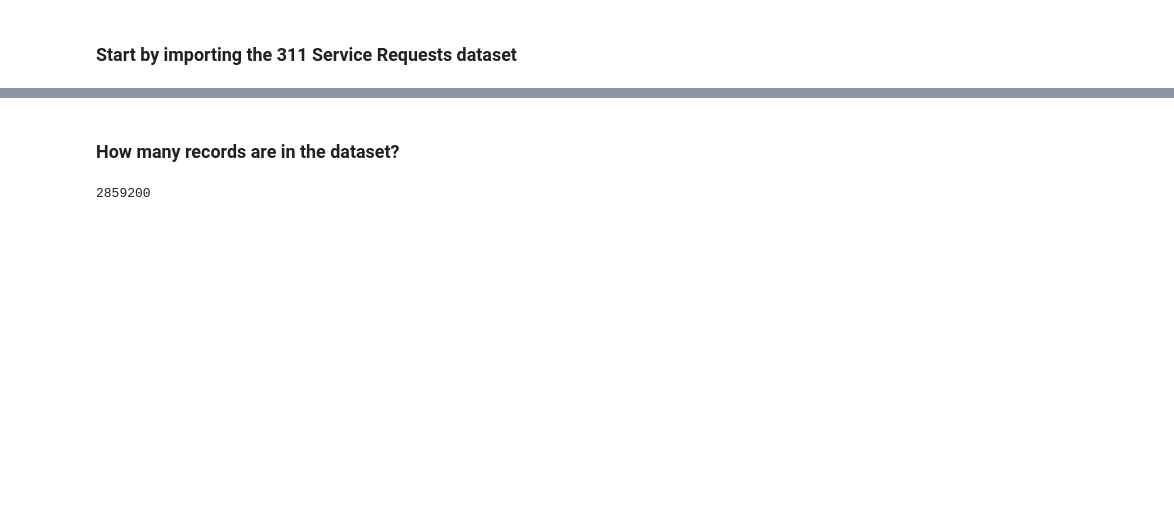
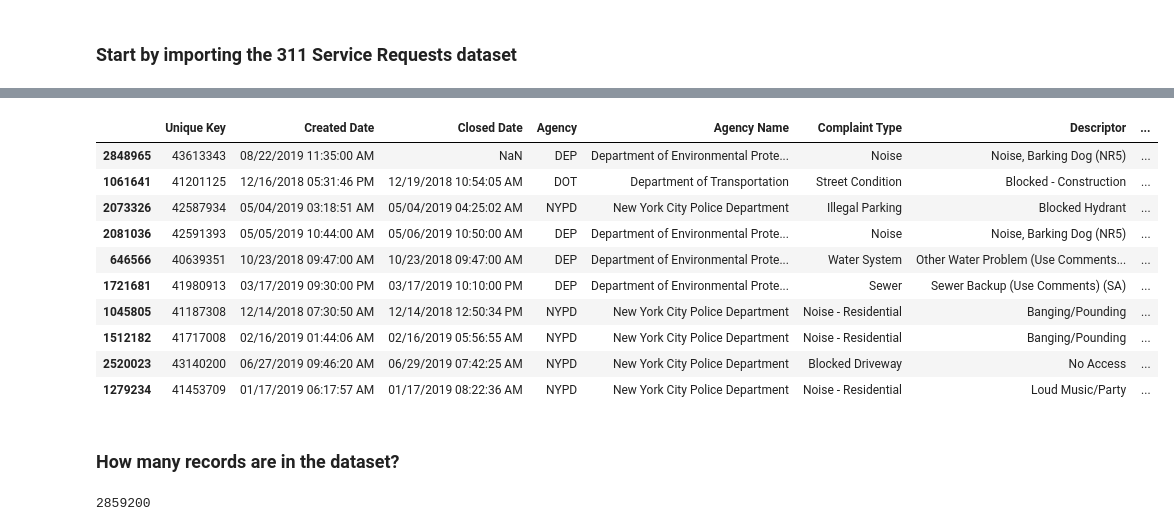
Before and after one commit to afeld/python-public-policy, a Jupyter notebook: nyu_python_public_policy_311.ipynb, the cells around one changed output, grey strips where cells are left out. Saved outputs shown, nothing was run; the diff lists cells and outputs as text; code cells hidden in the pictures; blank space fills up the shorter version.

```diff
--- a/nyu_python_public_policy_311.ipynb
+++ b/nyu_python_public_policy_311.ipynb
@@ -61,3 +52,17 @@ memory usage: 894.4+ MB
+# %%
+df.sample(10)
+# %% [output]
+|  | Unique Key | Created Date | Closed Date | Agency | Agency Name | Complaint Type | Descriptor | ... |
+| 2848965 | 43613343 | 08/22/2019 11:35:00 AM | NaN | DEP | Department of Environmental Prote... | Noise | Noise, Barking Dog (NR5) | ... |
+| 1061641 | 41201125 | 12/16/2018 05:31:46 PM | 12/19/2018 10:54:05 AM | DOT | Department of Transportation | Street Condition | Blocked - Construction | ... |
+| 2073326 | 42587934 | 05/04/2019 03:18:51 AM | 05/04/2019 04:25:02 AM | NYPD | New York City Police Department | Illegal Parking | Blocked Hydrant | ... |
+| 2081036 | 42591393 | 05/05/2019 10:44:00 AM | 05/06/2019 10:50:00 AM | DEP | Department of Environmental Prote... | Noise | Noise, Barking Dog (NR5) | ... |
+| 646566 | 40639351 | 10/23/2018 09:47:00 AM | 10/23/2018 09:47:00 AM | DEP | Department of Environmental Prote... | Water System | Other Water Problem (Use Comments... | ... |
+| 1721681 | 41980913 | 03/17/2019 09:30:00 PM | 03/17/2019 10:10:00 PM | DEP | Department of Environmental Prote... | Sewer | Sewer Backup (Use Comments) (SA) | ... |
+| 1045805 | 41187308 | 12/14/2018 07:30:50 AM | 12/14/2018 12:50:34 PM | NYPD | New York City Police Department | Noise - Residential | Banging/Pounding | ... |
+| 1512182 | 41717008 | 02/16/2019 01:44:06 AM | 02/16/2019 05:56:55 AM | NYPD | New York City Police Department | Noise - Residential | Banging/Pounding | ... |
+| 2520023 | 43140200 | 06/27/2019 09:46:20 AM | 06/29/2019 07:42:25 AM | NYPD | New York City Police Department | Blocked Driveway | No Access | ... |
+| 1279234 | 41453709 | 01/17/2019 06:17:57 AM | 01/17/2019 08:22:36 AM | NYPD | New York City Police Department | Noise - Residential | Loud Music/Party | ... |
 # %% [markdown]
 ### How many records are in the dataset?
 # %%
```
Also changed, not shown: parts of 148 cells of this notebook.
